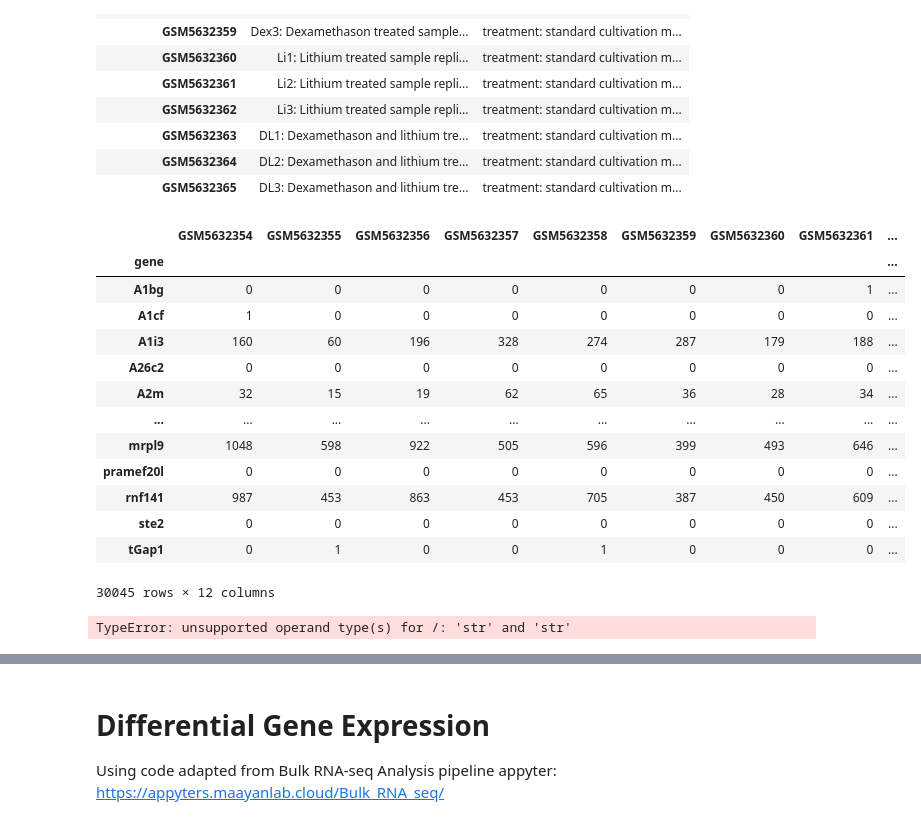
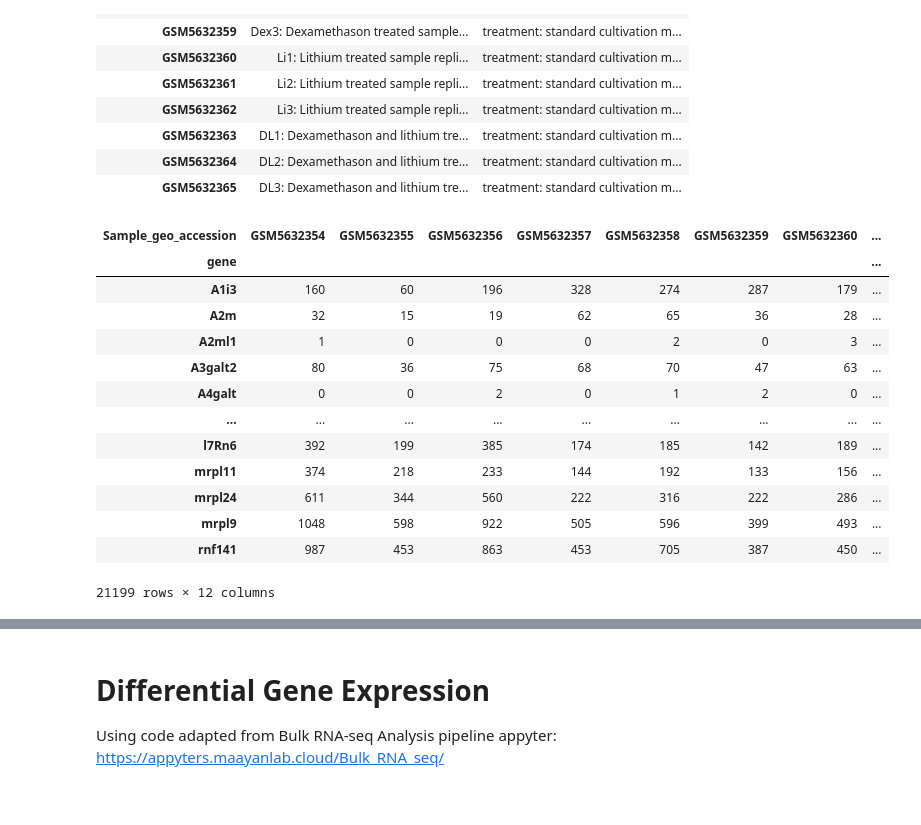
Before and after one commit to MaayanLab/dex-benchmark, a Jupyter notebook: Benchmarking RNA-seq DEG Methods/Benchmarking RNA-seq DEG Methods with the Dexamethasone Benchmark.ipynb, the cells around one changed output, grey strips where cells are left out. Cells and saved outputs as stored; diff of their text form; code cells hidden in the pictures.

```diff
--- a/Benchmarking RNA-seq DEG Methods/Benchmarking RNA-seq DEG Methods with the Dexamethasone Benchmark.ipynb
+++ b/Benchmarking RNA-seq DEG Methods/Benchmarking RNA-seq DEG Methods with the Dexamethasone Benchmark.ipynb
@@ -14,18 +18,37 @@ https://www.ncbi.nlm.nih.gov/geo/query/acc.cgi?acc=GSE186104
 # %%
 # Load in data
 meta_df = pd.read_csv('GSE186104_series_matrix.txt', sep="\t", index_col=0, dtype=str)
-expr_df = pd.read_csv('GSE186104_cross_tabulation_of_gene_expression.txt', sep="\t", index_col=0, dtype=str)
+expr_df = pd.read_csv('GSE186104_cross_tabulation_of_gene_expression.txt', index_col=0, sep="\t").sort_index()
+meta_class_column_name = 'Sample_characteristics_ch1'
+control_name = 'treatment: standard cultivation medium'
+
+meta_df.index = meta_df.index.map(str)
+meta_df = meta_df[meta_df.index.isin(expr_df.columns)]
+
+classes = list(meta_df[meta_class_column_name].unique())
+classes.remove(control_name)
+classes.insert(0, control_name)
+meta_df['tmp_class'] = pd.Categorical(meta_df[meta_class_column_name], classes)
+meta_df = meta_df.sort_values('tmp_class')
+meta_df = meta_df.drop('tmp_class', axis=1)
+expr_df = expr_df.loc[:,meta_df.index]
+expr_df = expr_df.groupby(expr_df.index).sum()
+assert(meta_df.shape[0]==expr_df.shape[1])
 
 dataset = dict()
 current_dataset = 'rawdata'
 dataset[current_dataset] = expr_df
-dataset['meta_data'] = meta_df
-
-meta_class_column_name = 'Sample_characteristics_ch1'
-control_name = 'treatment: standard cultivation medium'
-classes = list(meta_df[meta_class_column_name].unique())
-classes.remove(control_name)
-classes.insert(0, control_name)
+dataset["dataset_metadata"] = meta_df
+# %%
+low_expression_threshold = 0.3
+
+## Filter out non-expressed genes
+expr_df = expr_df.loc[expr_df.sum(axis=1) > 0, :]
+## Filter out lowly expressed genes
+mask_low_vals = (expr_df > low_expression_threshold).sum(axis=1) > 2
+expr_df = expr_df.loc[mask_low_vals, :]
+current_dataset += '+filter_genes'
+dataset[current_dataset] = expr_df
 # %%
 meta_df
 # %% [output]
@@ -44,22 +67,22 @@ meta_df
 | GSM5632364 | DL2: Dexamethason and lithium tre... | treatment: standard cultivation m... |
 | GSM5632365 | DL3: Dexamethason and lithium tre... | treatment: standard cultivation m... |
 # %%
-dataset[current_dataset]
+expr_df
 # %% [output]
-|  | GSM5632354 | GSM5632355 | GSM5632356 | GSM5632357 | GSM5632358 | GSM5632359 | GSM5632360 | GSM5632361 | ... |
-| gene |  |  |  |  |  |  |  |  | ... |
-| A1bg | 0 | 0 | 0 | 0 | 0 | 0 | 0 | 1 | ... |
-| A1cf | 1 | 0 | 0 | 0 | 0 | 0 | 0 | 0 | ... |
-| A1i3 | 160 | 60 | 196 | 328 | 274 | 287 | 179 | 188 | ... |
-| A26c2 | 0 | 0 | 0 | 0 | 0 | 0 | 0 | 0 | ... |
-| A2m | 32 | 15 | 19 | 62 | 65 | 36 | 28 | 34 | ... |
-| ... | ... | ... | ... | ... | ... | ... | ... | ... | ... |
-| mrpl9 | 1048 | 598 | 922 | 505 | 596 | 399 | 493 | 646 | ... |
-| pramef20l | 0 | 0 | 0 | 0 | 0 | 0 | 0 | 0 | ... |
-| rnf141 | 987 | 453 | 863 | 453 | 705 | 387 | 450 | 609 | ... |
-| ste2 | 0 | 0 | 0 | 0 | 0 | 0 | 0 | 0 | ... |
-| tGap1 | 0 | 1 | 0 | 0 | 1 | 0 | 0 | 0 | ... |
+| Sample_geo_accession | GSM5632354 | GSM5632355 | GSM5632356 | GSM5632357 | GSM5632358 | GSM5632359 | GSM5632360 | ... |
+| gene |  |  |  |  |  |  |  | ... |
+| A1i3 | 160 | 60 | 196 | 328 | 274 | 287 | 179 | ... |
+| A2m | 32 | 15 | 19 | 62 | 65 | 36 | 28 | ... |
+| A2ml1 | 1 | 0 | 0 | 0 | 2 | 0 | 3 | ... |
+| A3galt2 | 80 | 36 | 75 | 68 | 70 | 47 | 63 | ... |
+| A4galt | 0 | 0 | 2 | 0 | 1 | 2 | 0 | ... |
+| ... | ... | ... | ... | ... | ... | ... | ... | ... |
+| l7Rn6 | 392 | 199 | 385 | 174 | 185 | 142 | 189 | ... |
+| mrpl11 | 374 | 218 | 233 | 144 | 192 | 133 | 156 | ... |
+| mrpl24 | 611 | 344 | 560 | 222 | 316 | 222 | 286 | ... |
+| mrpl9 | 1048 | 598 | 922 | 505 | 596 | 399 | 493 | ... |
+| rnf141 | 987 | 453 | 863 | 453 | 705 | 387 | 450 | ... |
-30045 rows × 12 columns
+21199 rows × 12 columns
 # %%
 def logCPM(data):
 
@@ -96,5 +119,3 @@ def normalize(dataset, current_dataset, logCPM_normalization, log_normalization,
     return dataset, normalization
 # %%
 dataset, normalization = normalize(dataset, current_dataset, True, False, True, False)
-# %% [output]
-TypeError: unsupported operand type(s) for /: 'str' and 'str'
```
Also changed, not shown: parts of 3 cells of this notebook, 1 other file.
